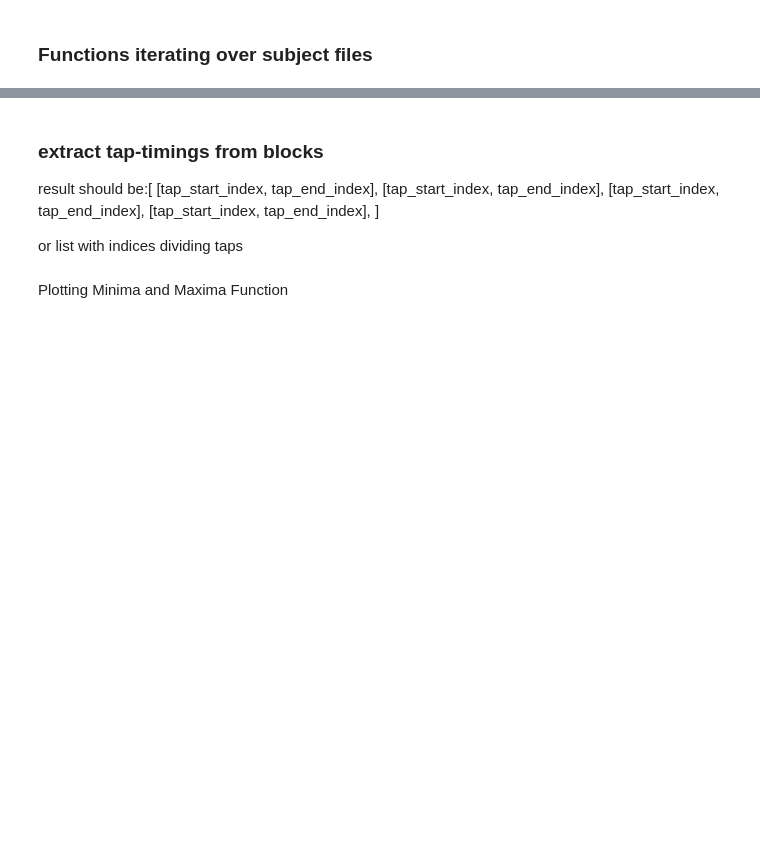
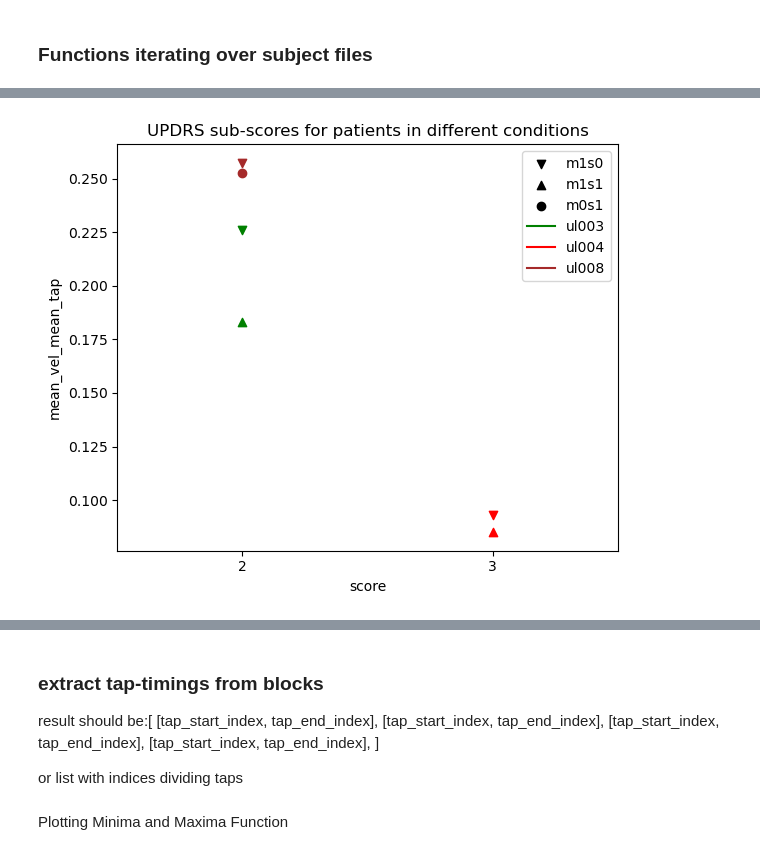
Before and after one commit to jgvhabets/ultraleap_analysis, a Jupyter notebook: code/notebooks/patient_analysis_oc_automating.ipynb, the cells around one changed output, grey strips where cells are left out. Saved outputs shown, nothing was run; the diff lists cells and outputs as text; code cells hidden in the pictures; blank space fills up the shorter version.

```diff
--- a/code/notebooks/patient_analysis_oc_automating.ipynb
+++ b/code/notebooks/patient_analysis_oc_automating.ipynb
@@ -186,0 +377,34 @@ dist = hp.calc_distances(b1, ['index_tip', 'middle_tip', 'ring_tip'], 'palm')
+# %%
+fig = plt.figure(figsize=(6,5))
+plot_feat_score('ul003', 'oc', 'vr', 'green', 'm1s0', 'b1', 2, 'mean_vel_mean_tap')
+plot_feat_score('ul003', 'oc', 'vr', 'green', 'm1s1', 'b1', 2, 'mean_vel_mean_tap')
+plot_feat_score('ul004', 'oc', 'vr', 'red', 'm1s0', 'b1', 3, 'mean_vel_mean_tap')
+plot_feat_score('ul004', 'oc', 'vr', 'red', 'm1s1', 'b1', 3, 'mean_vel_mean_tap')
+plot_feat_score('ul008', 'oc', 'vr', 'brown', 'm1s0', 'b1', 2, 'mean_vel_mean_tap')
+plot_feat_score('ul008', 'oc', 'vr', 'brown', 'm0s1', 'b1', 2, 'mean_vel_mean_tap')
+
+plt.scatter([],[], color='k', marker='v', label='m1s0')
+plt.scatter([],[], color='k', marker='^', label='m1s1')
+plt.scatter([],[], color='k', marker='o', label='m0s1')
+
+plt.plot([], color='green', label = 'ul003')
+plt.plot([], color='red', label = 'ul004')
+plt.plot([], color='brown', label = 'ul008')
+
+plt.legend()
+
+plt.show()
+
+fig_path = os.path.join(repo_path,
+        'presentations',
+        'figures',
+        )
+if not os.path.exists(fig_path):
+    os.makedirs(fig_path)
+
+fig.savefig(
+    os.path.join(fig_path, f'feat_mean_vel_mean_tap_patients_per_score'),
+    dpi = 300, facecolor = 'w',
+    )
+# %% [output]
+[figure, added]
```
Also changed, not shown: parts of 110 cells of this notebook, 9 other files.
